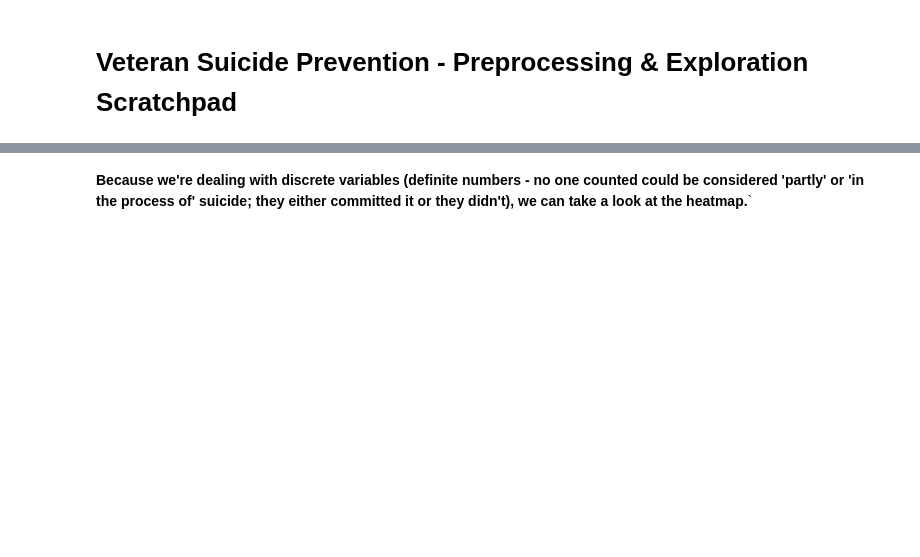
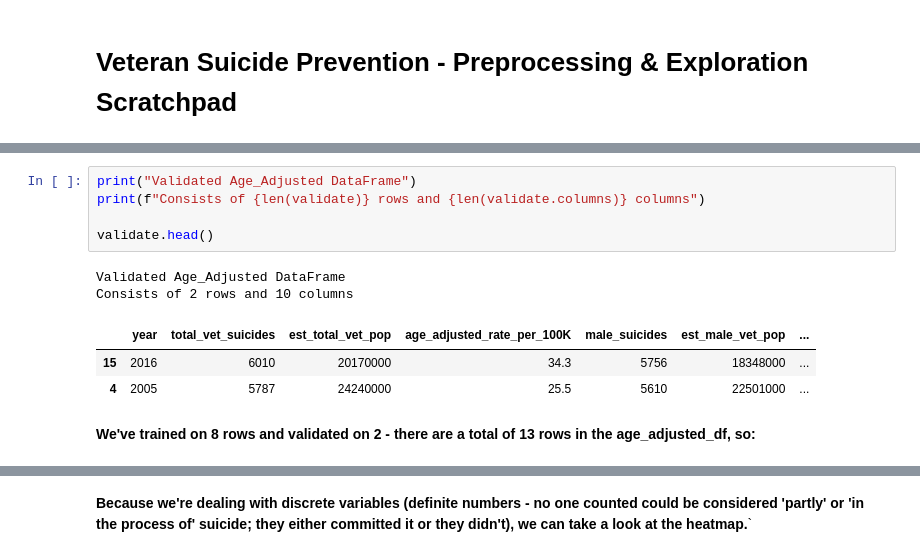
Before and after one commit to nickjoseph210/Soldier_Suicide_Prevention, a Jupyter notebook: prevention_preprocess_and_explore.ipynb, the cells around one changed output, grey strips where cells are left out. Cells and saved outputs as stored; diff of their text form; blank space fills up the shorter version.

```diff
--- a/prevention_preprocess_and_explore.ipynb
+++ b/prevention_preprocess_and_explore.ipynb
@@ -22,0 +177,13 @@ age_adjusted_df.head()
+# %%
+print("Validated Age_Adjusted DataFrame")
+print(f"Consists of {len(validate)} rows and {len(validate.columns)} columns")
+
+validate.head()
+# %% [output]
+Validated Age_Adjusted DataFrame
+Consists of 2 rows and 10 columns
+|  | year | total_vet_suicides | est_total_vet_pop | age_adjusted_rate_per_100K | male_suicides | est_male_vet_pop | ... |
+| 15 | 2016 | 6010 | 20170000 | 34.3 | 5756 | 18348000 | ... |
+| 4 | 2005 | 5787 | 24240000 | 25.5 | 5610 | 22501000 | ... |
+# %% [markdown]
+**We've trained on 8 rows and validated on 2 - there are a total of 13 rows in the age_adjusted_df, so:**
```
Also changed, not shown: parts of 33 cells of this notebook.
